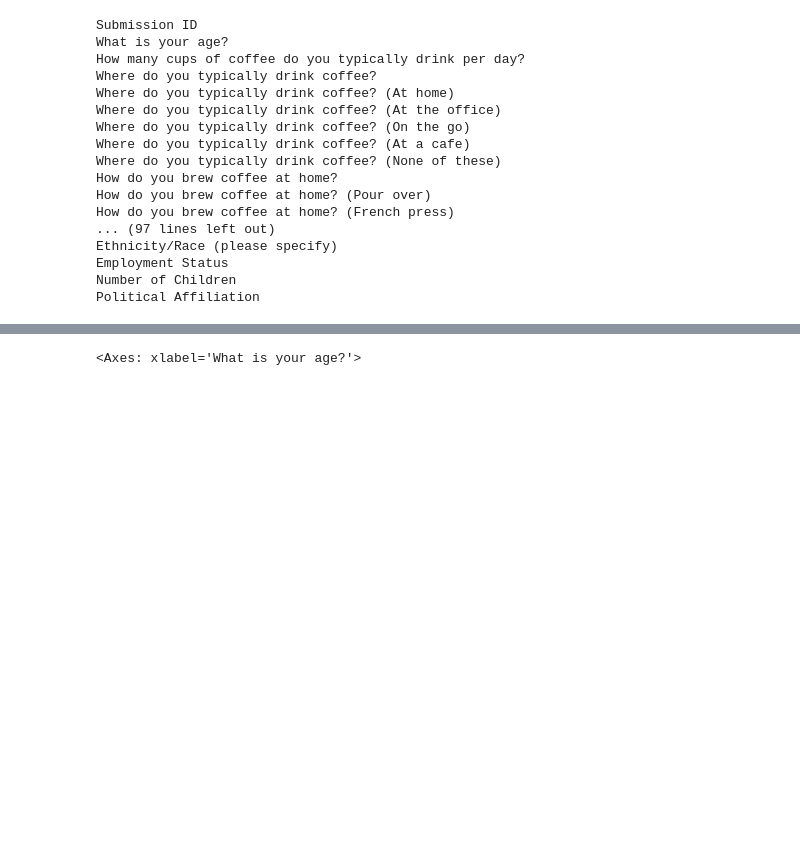
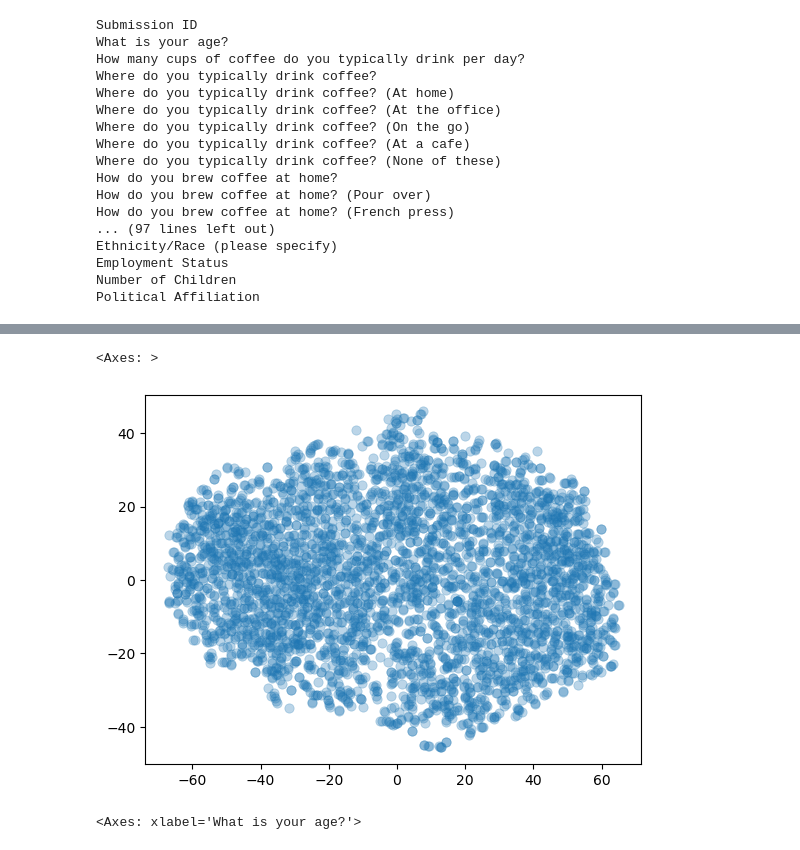
Before and after one commit to Daniel-Packer/hoffman-coffee, a Jupyter notebook: notebooks/exploratory.ipynb, the cells around one changed output, grey strips where cells are left out. Cells and saved outputs as stored; diff of their text form; code cells hidden in the pictures; blank space fills up the shorter version.

```diff
--- a/notebooks/exploratory.ipynb
+++ b/notebooks/exploratory.ipynb
@@ -41,3 +92,12 @@ Political Affiliation
+# %%
+tsne = manifold.TSNE()
+preferences_tsne = tsne.fit_transform(preferences)
+
+# sns.kdeplot(x=preferences_tsne[:, 0], y=preferences_tsne[:, 1], fill=True)
+sns.scatterplot(x=preferences_tsne[:, 0], y=preferences_tsne[:, 1], alpha=.3, s=45, edgecolor=None)
+# %% [output]
+<Axes: >
+[figure, added]
 # %%
 # data[["What is your age?", "How strong do you like your coffee?"]].groupby("What is your age?")
 data["How strong do you like your coffee?"].value_counts()
```
Also changed, not shown: parts of 5 cells of this notebook, 2 other files.
